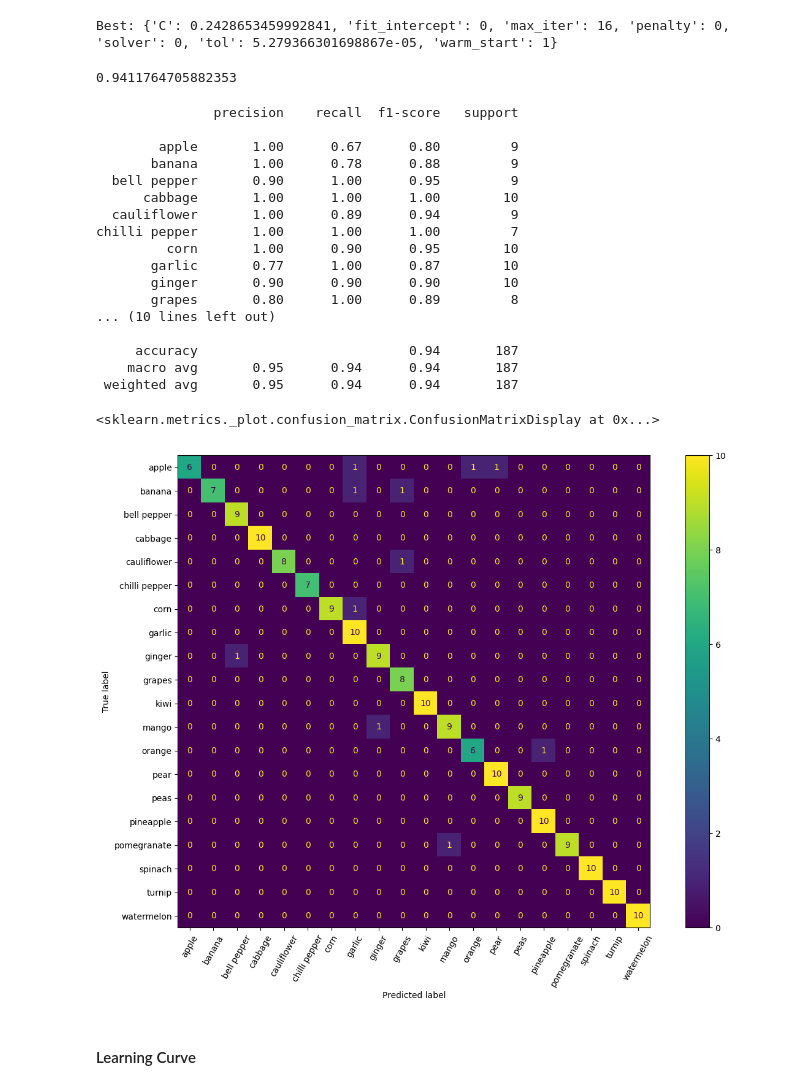
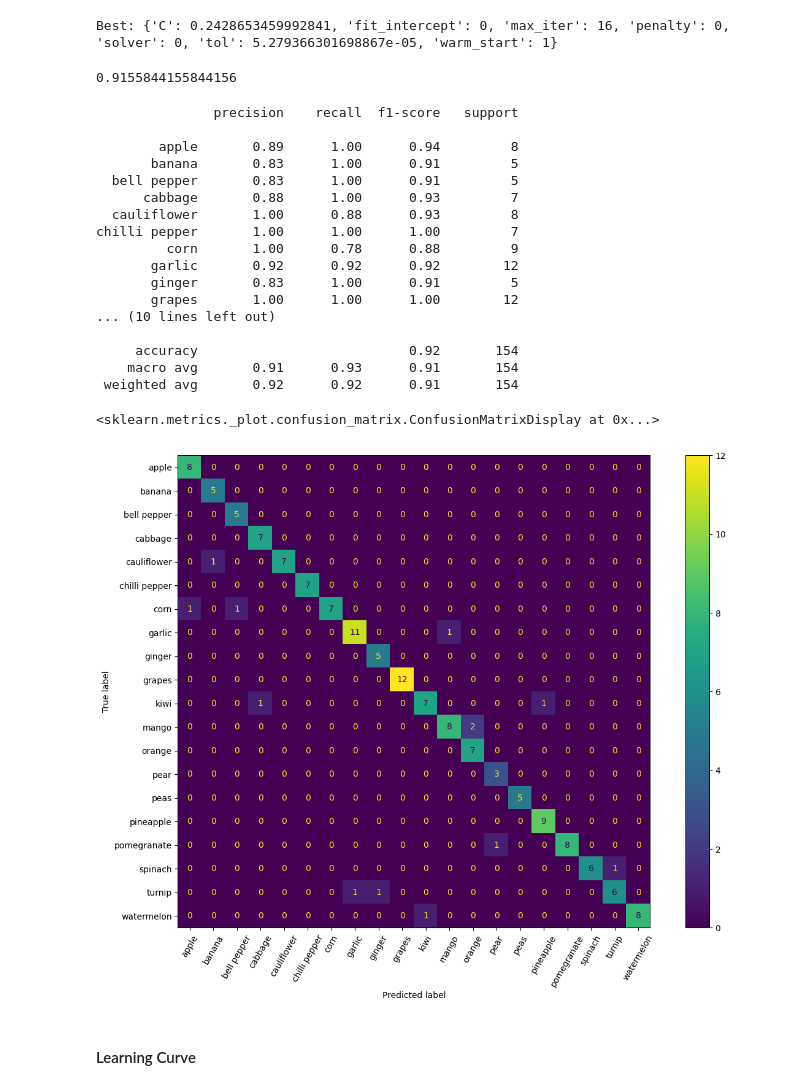
Before and after one commit to vrvenkatesh/w281-summer-2023-project-computer-vision, a Jupyter notebook: logistic_regression_Sobel_X_features.ipynb, the cells around one changed output. Cells and saved outputs as stored; diff of their text form; code cells hidden in the pictures.

```diff
--- a/logistic_regression_Sobel_X_features.ipynb
+++ b/logistic_regression_Sobel_X_features.ipynb
@@ -309,47 +303,41 @@ Best: {'C': 0.2428653459992841, 'fit_intercept': 0, 'max_iter': 16, 'penalty': 0
 # %%
 
 params = {'C': 0.2428653459992841,
-            'fit_intercept': True,
-            'max_iter': 16,
-            'penalty': 'l2',
-            'solver': 'newton-cg',
-            'multi_class' : 'ovr',
-              'class_weight' : 'balanced',
-            'tol': 5.279366301698867e-05, 'warm_start': 1}
+            'class_weight': 'balanced'}
 
 hog_model = LogisticRegression(**params, n_jobs=-1)
 hog_model.fit(train_sobelx.iloc[:,0:-1], train_sobelx['label'])
 
-y_pred = hog_model.predict(test_sobelx.iloc[:,0:-1])
+y_pred = hog_model.predict(validation_sobelx.iloc[:,0:-1])
 # %%
-accuracy_score(test_sobelx['label'], y_pred)
+accuracy_score(validation_sobelx['label'], y_pred)
 # %% [output]
-0.9411764705882353
+0.9155844155844156
 # %%
-print(classification_report(test_sobelx['label'], y_pred))
+print(classification_report(validation_sobelx['label'], y_pred))
 # %% [output]
                precision    recall  f1-score   support
 
-        apple       1.00      0.67      0.80         9
-       banana       1.00      0.78      0.88         9
-  bell pepper       0.90      1.00      0.95         9
-      cabbage       1.00      1.00      1.00        10
-  cauliflower       1.00      0.89      0.94         9
+        apple       0.89      1.00      0.94         8
+       banana       0.83      1.00      0.91         5
+  bell pepper       0.83      1.00      0.91         5
+      cabbage       0.88      1.00      0.93         7
+  cauliflower       1.00      0.88      0.93         8
 chilli pepper       1.00      1.00      1.00         7
-         corn       1.00      0.90      0.95        10
-       garlic       0.77      1.00      0.87        10
-       ginger       0.90      0.90      0.90        10
-       grapes       0.80      1.00      0.89         8
+         corn       1.00      0.78      0.88         9
+       garlic       0.92      0.92      0.92        12
+       ginger       0.83      1.00      0.91         5
+       grapes       1.00      1.00      1.00        12
 ... (10 lines left out)
 
-     accuracy                           0.94       187
-    macro avg       0.95      0.94      0.94       187
- weighted avg       0.95      0.94      0.94       187
+     accuracy                           0.92       154
+    macro avg       0.91      0.93      0.91       154
+ weighted avg       0.92      0.92      0.91       154
 # %%
 fig, ax = plt.subplots(figsize=(15,10))
-ConfusionMatrixDisplay.from_predictions(test_sobelx['label'], y_pred, xticks_rotation=60, ax=ax)
+ConfusionMatrixDisplay.from_predictions(validation_sobelx['label'], y_pred, xticks_rotation=60, ax=ax)
 # %% [output]
 <sklearn.metrics._plot.confusion_matrix.ConfusionMatrixDisplay at 0x...>
-[figure, old version]
+[figure, new version]
 # %% [markdown]
 #### Learning Curve
```
Also changed, not shown: parts of 3 cells of this notebook.
